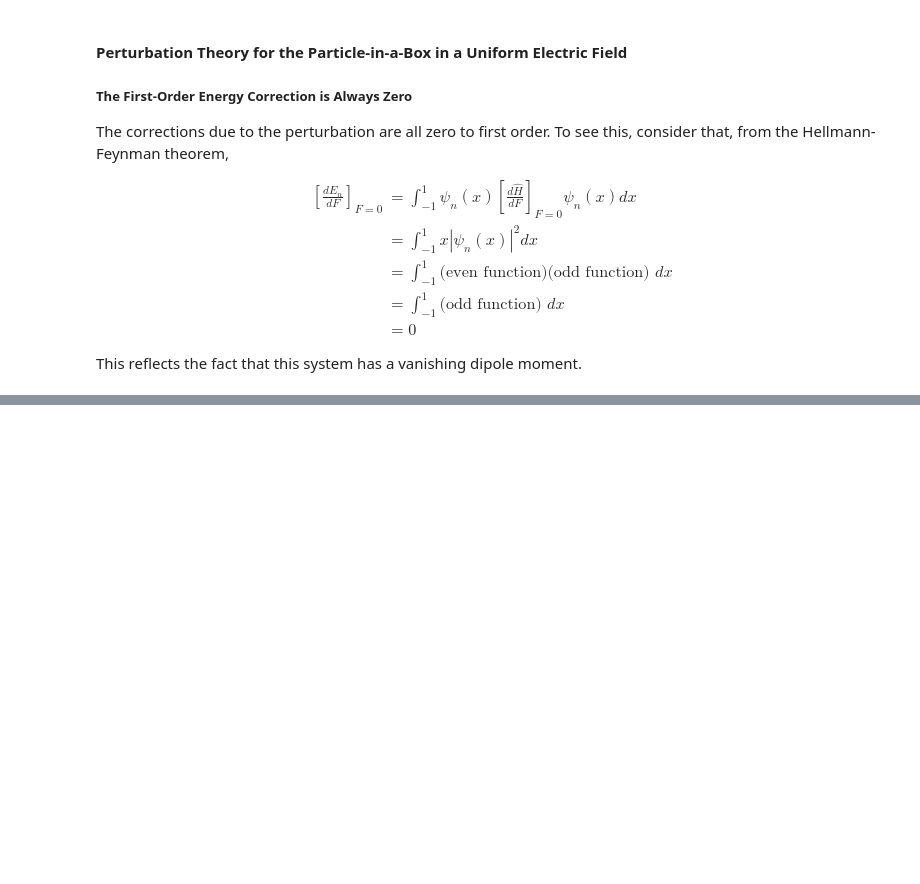
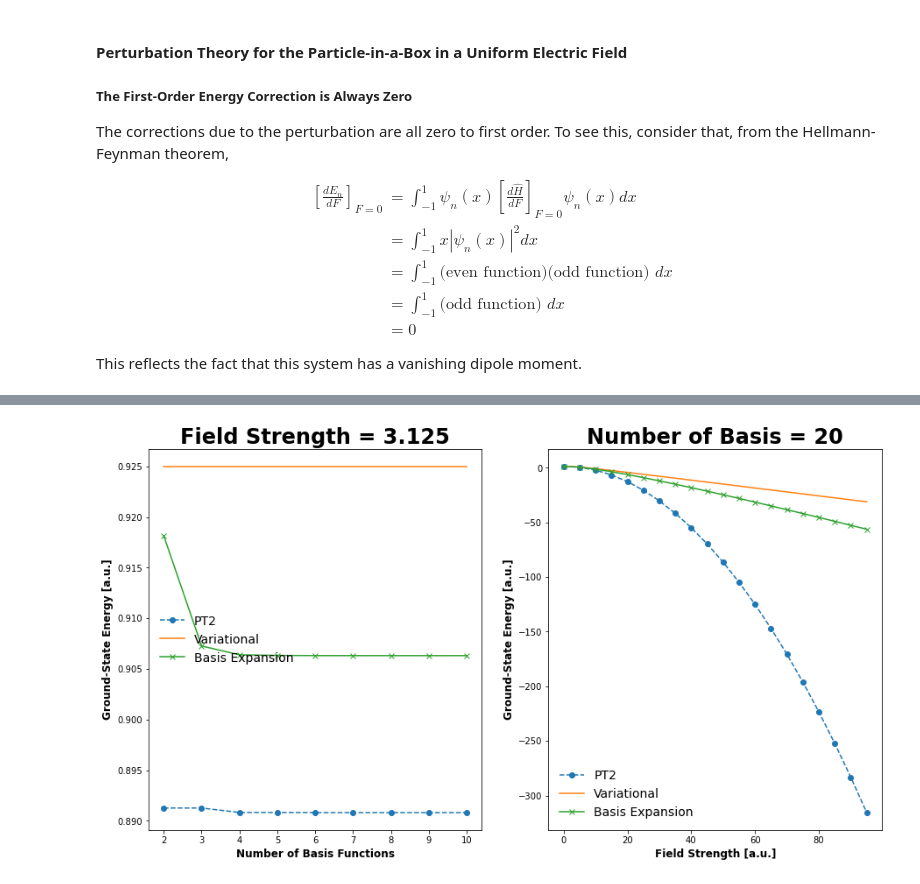
Before and after one commit to PaulWAyers/IntroQChem, a Jupyter notebook: ipynb/ApproximateMethods.ipynb, the cells around one changed output, grey strips where cells are left out. Drawn from its saved outputs; the diff is of its cells as text; code cells hidden in the pictures; blank space fills up the shorter version.

```diff
--- a/ipynb/ApproximateMethods.ipynb
+++ b/ipynb/ApproximateMethods.ipynb
@@ -721,0 +883,50 @@ In the following code block, we'll demonstrate how the energy converges as we in
+# %%
+# user-specified parameters
+F = 25.0 / 8
+nbasis = 20
+
+# plot basis set convergence of energy estimates at a given field
+# ---------------------------------------------------------------
+
+# evaluate energy for a range of basis functions at a given field
+n_values = np.arange(2, 11, 1)
+e_pt2_basis = np.array([energy_pt2(0, F, n) for n in n_values])
+e_var_basis = np.repeat(energy_variational(F), len(n_values))
+e_exp_basis = np.array([energy_basis(F, n)[0] for n in n_values])
+
+# evaluate energy for a range of fields at a given basis
+f_values = np.arange(0.0, 100., 5.)
+e_pt2_field = np.array([energy_pt2(0, f, nbasis) for f in f_values])
+e_var_field = np.array([energy_variational(f) for f in f_values])
+e_exp_field = np.array([energy_basis(f, nbasis)[0] for f in f_values])
+
+
+plt.rcParams['figure.figsize'] = [15, 8]
+fig, axes = plt.subplots(1, 2)
+# fig.suptitle("Basis Set Convergence of Particle-in-a-Box with Jacobi Basis", fontsize=24, fontweight='bold')
+
+for index, axis in enumerate(axes.ravel()):
+    if index == 0:
+        # plot approximate energy at a fixed field
+        axis.plot(n_values, e_pt2_basis, marker='o', linestyle='--', label='PT2')
+        axis.plot(n_values, e_var_basis, marker='', linestyle='-', label='Variational')
+        axis.plot(n_values, e_exp_basis, marker='x', linestyle='-', label='Basis Expansion')
+        # set axes labels
+        axis.set_xlabel("Number of Basis Functions", fontsize=12, fontweight='bold')
+        axis.set_ylabel("Ground-State Energy [a.u.]", fontsize=12, fontweight='bold')
+        axis.set_title(f"Field Strength = {F}", fontsize=24, fontweight='bold')
+        axis.legend(frameon=False, fontsize=14)
+    else:
+        # plot approximate energy at a fixed basis
+        axis.plot(f_values, e_pt2_field, marker='o', linestyle='--', label='PT2')
+        axis.plot(f_values, e_var_field, marker='', linestyle='-', label='Variational')
+        axis.plot(f_values, e_exp_field, marker='x', linestyle='-', label='Basis Expansion')
+        # set axes labels
+        axis.set_xlabel("Field Strength [a.u.]", fontsize=12, fontweight='bold')
+        axis.set_ylabel("Ground-State Energy [a.u.]", fontsize=12, fontweight='bold')
+        axis.set_title(f"Number of Basis = {nbasis}", fontsize=24, fontweight='bold')
+        axis.legend(frameon=False, fontsize=14)
+
+plt.show()
+# %% [output]
+[figure, added]
```
Also changed, not shown: parts of 9 cells of this notebook, 1 other file.
